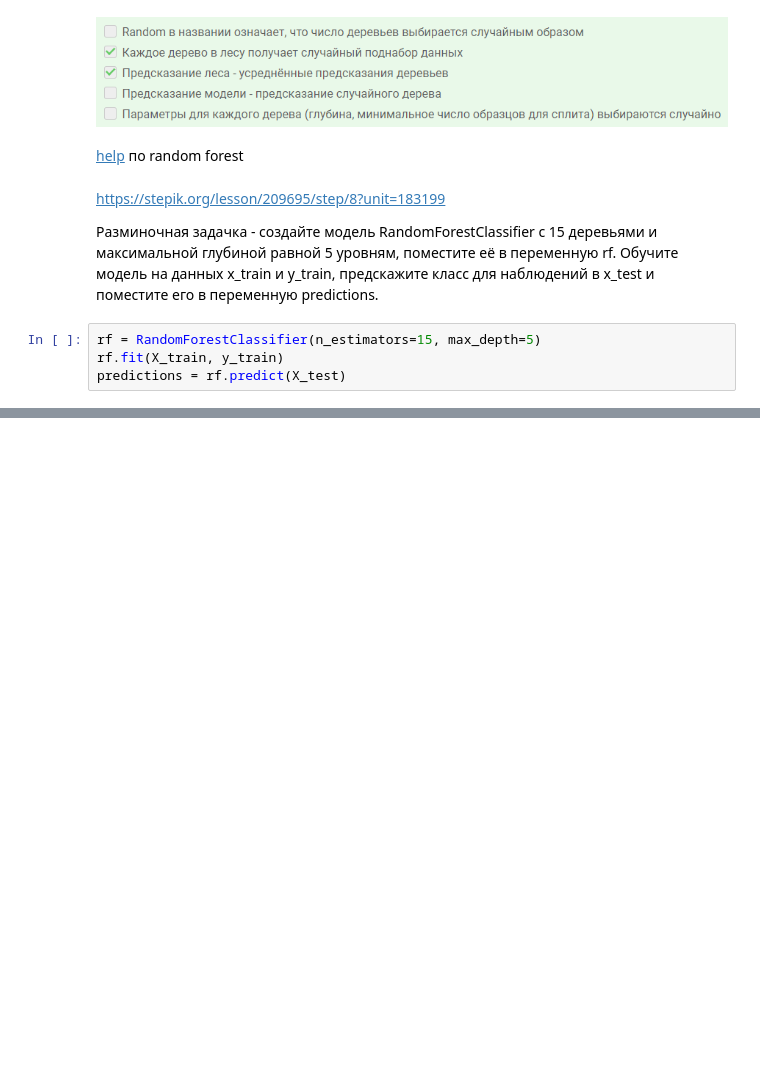
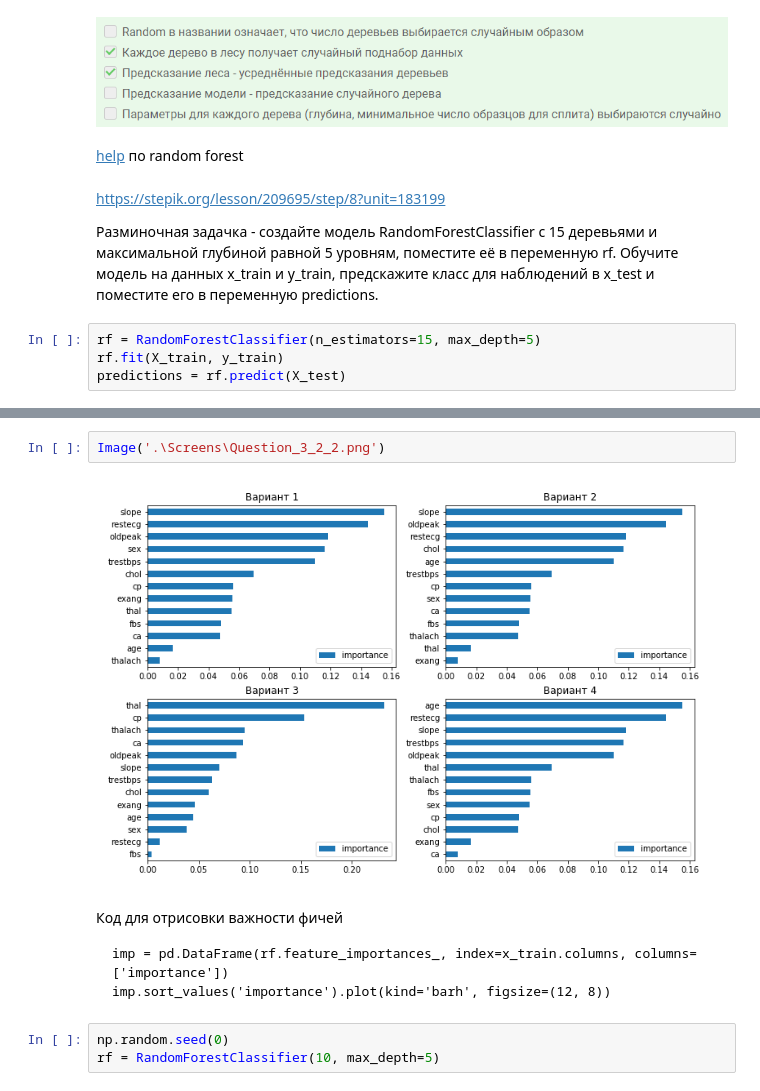
Before and after one commit to vavilovnv/Data-analysis, a Jupyter notebook: Intro to DS and ML/3_RandomForest.ipynb, the cells around one changed output, grey strips where cells are left out. Drawn from its saved outputs; the diff is of its cells as text; blank space fills up the shorter version.

````diff
--- a/Intro to DS and ML/3_RandomForest.ipynb
+++ b/Intro to DS and ML/3_RandomForest.ipynb
@@ -24,0 +44,13 @@ predictions = rf.predict(X_test)
+# %%
+Image('.\Screens\Question_3_2_2.png')
+# %% [output]
+[figure, added]
+# %% [markdown]
+Код для отрисовки важности фичей
+```
+imp = pd.DataFrame(rf.feature_importances_, index=x_train.columns, columns=['importance'])
+imp.sort_values('importance').plot(kind='barh', figsize=(12, 8))
+```
+# %%
+np.random.seed(0)
+rf = RandomForestClassifier(10, max_depth=5)
````
Also changed, not shown: parts of 28 cells of this notebook, 1 other file.
